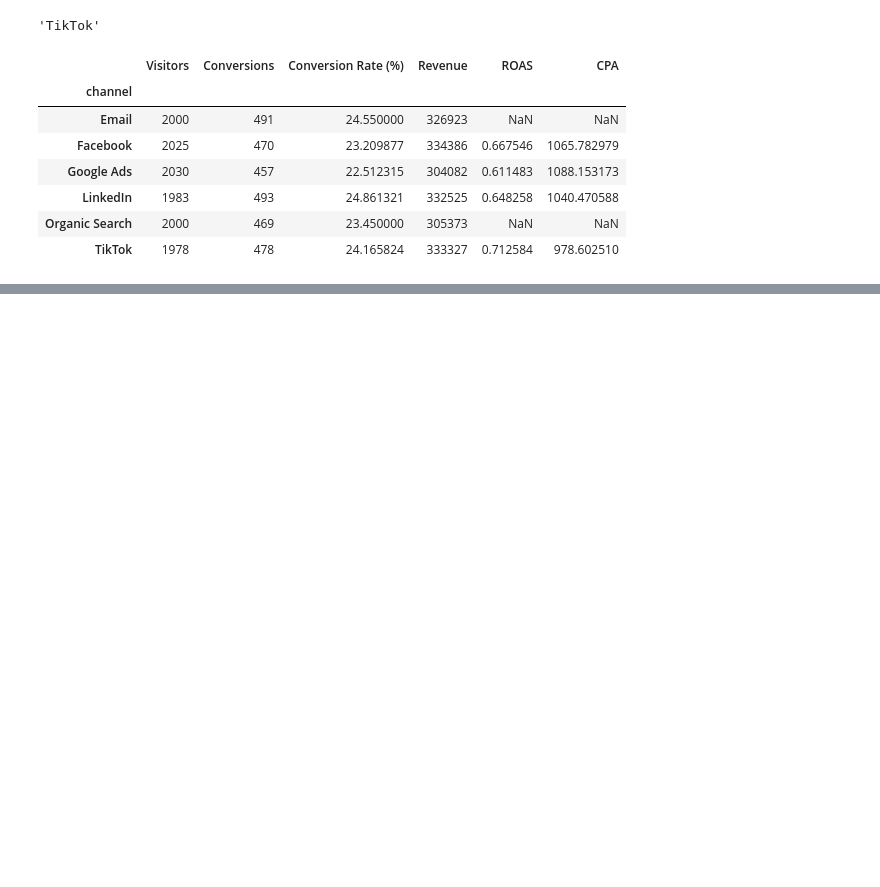
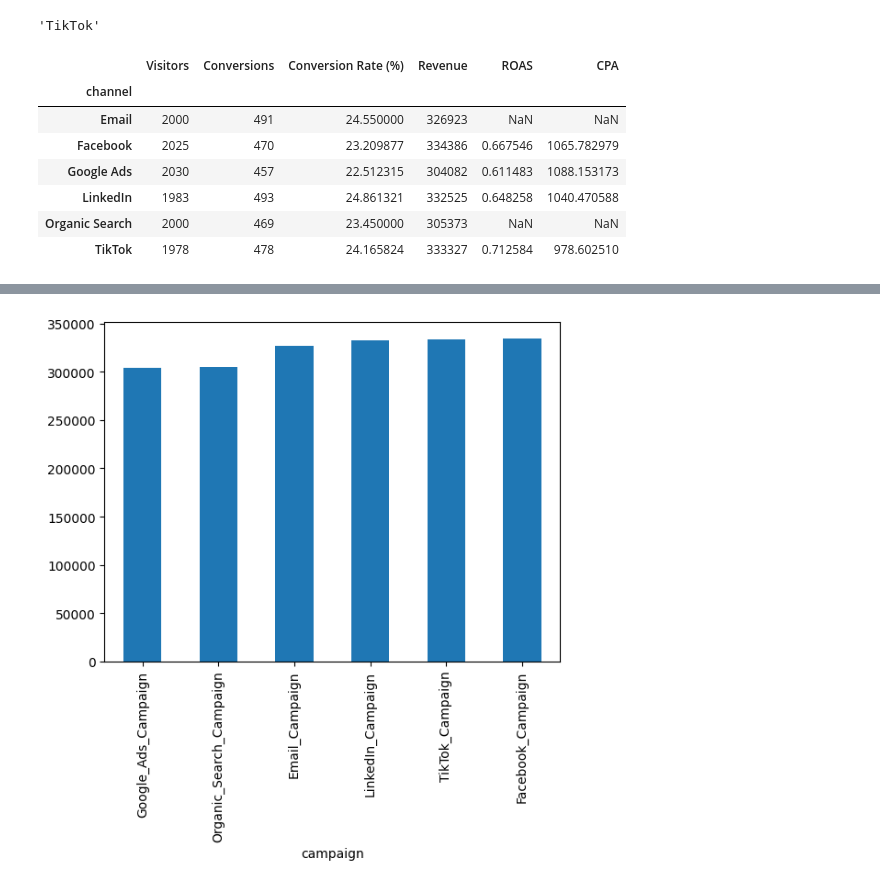
Before and after one commit to snehaone1/multi-touch-marketing-attribution, a Jupyter notebook: notebooks/eda.ipynb, the cells around one changed output, grey strips where cells are left out. Cells and saved outputs as stored; diff of their text form; code cells hidden in the pictures; blank space fills up the shorter version.

Commit message:
Day 10: Added campaign performance insights and reporting

```diff
--- a/notebooks/eda.ipynb
+++ b/notebooks/eda.ipynb
@@ -1058,0 +1161,4 @@ kpi_summary
+# %%
+campaign_visitors = web_analytics.groupby("campaign")["user_id"].nunique()
+# %%
+campaign_cvr = (campaign_conversions / campaign_visitors) * 100
@@ -1058,0 +1176,2 @@ kpi_summary
+# %%
+campaign_revenue = journey_data.groupby("campaign")["revenue"].sum()
@@ -1058,0 +1189,7 @@ kpi_summary
+# %%
+campaign_dashboard = pd.DataFrame({
+    "Visitors": campaign_visitors,
+    "Conversions": campaign_conversions,
+    "Conversion Rate (%)": campaign_cvr,
+    "Revenue": campaign_revenue
+})
@@ -1058,0 +1229,5 @@ kpi_summary
+# %%
+campaign_dashboard["Revenue"].sort_values().plot(kind="bar")
+plt.show()
+# %% [output]
+[figure, added]
```
Also changed, not shown: parts of 30 cells of this notebook.
